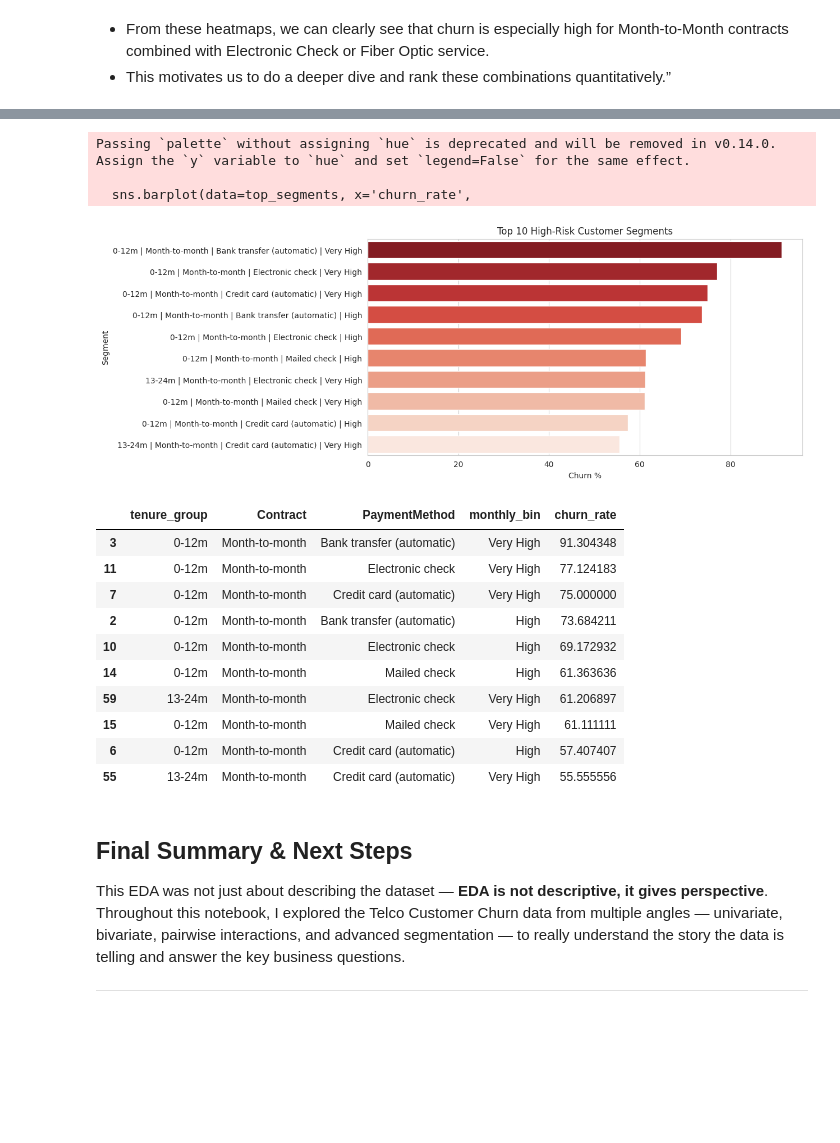
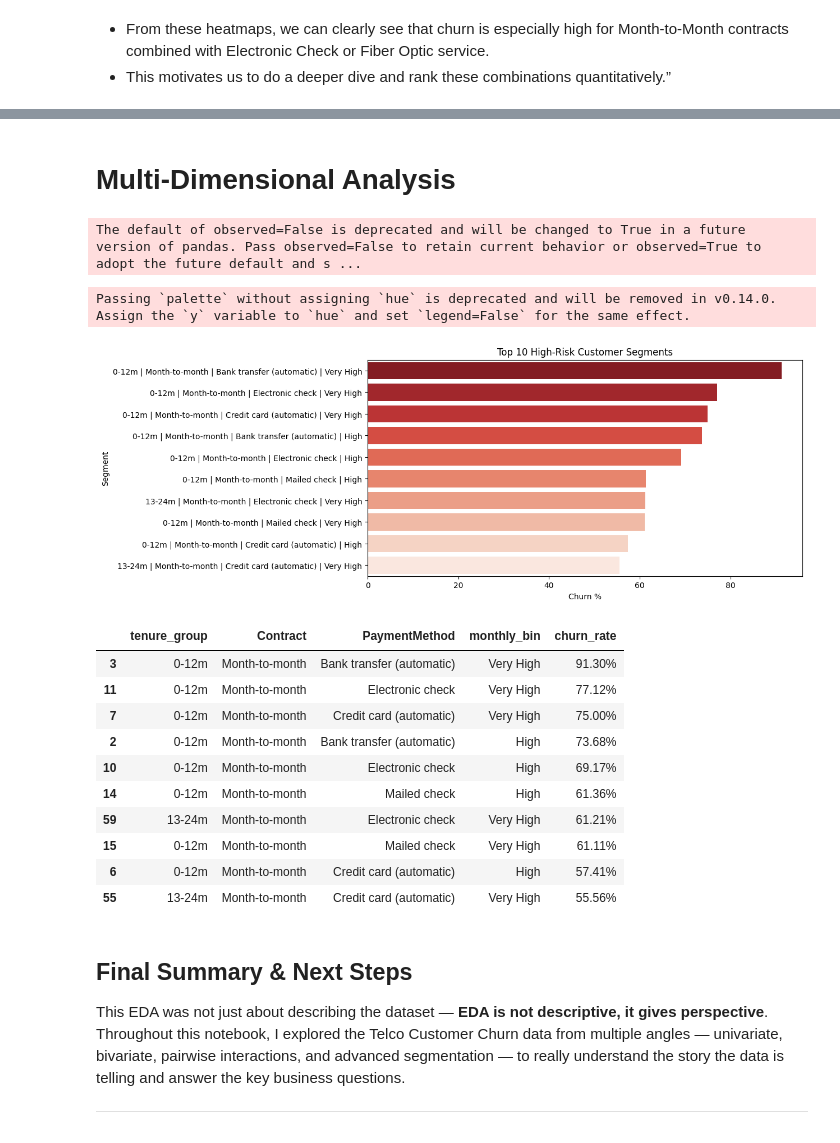
Before and after one commit to Aman-sys-ui/EDA, a Jupyter notebook: Customer_Churn/Telco_Customer_Churn.ipynb, the cells around one changed output, grey strips where cells are left out. Cells and saved outputs as stored; diff of their text form; code cells hidden in the pictures; blank space fills up the shorter version.

Commit message:
EDA on Telco_Customer_Churn

```diff
--- a/Customer_Churn/Telco_Customer_Churn.ipynb
+++ b/Customer_Churn/Telco_Customer_Churn.ipynb
@@ -670 +777,3 @@ for i in range(len(important_cats)):
+# %% [markdown]
+# Multi-Dimensional Analysis
 # %%
@@ -677,3 +785,11 @@ df['monthly_bin'] = pd.qcut(df['MonthlyCharges'], q=4,
                             labels=['Low','Medium','High','Very High'])
 df['total_bin']   = pd.qcut(df['TotalCharges'], q=4,
                             labels=['Low','Medium','High','Very High'])
+# %%
+# Generate churn rate for multi-dimensional groups
+group_cols = ['tenure_group', 'Contract', 'PaymentMethod', 'monthly_bin']
+segment_churn = (df.groupby(group_cols)['Churn']
+                   .apply(lambda x: (x == 'Yes').mean() * 100)
+                   .reset_index(name='churn_rate'))
+# %% [output]
+The default of observed=False is deprecated and will be changed to True in a future version of pandas. Pass observed=False to retain current behavior or observed=True to adopt the future default and s ...
@@ -680,42 +802,31 @@ df['total_bin']   = pd.qcut(df['TotalCharges'], q=4,
 # %%
-# Generate churn rate for multi-dimensional groups
-group_cols = ['tenure_group', 'Contract', 'PaymentMethod', 'monthly_bin']
-segment_churn = (df.groupby(group_cols)['Churn']
-                   .apply(lambda x: (x == 'Yes').mean() * 100)
-                   .reset_index(name='churn_rate'))
-
-# Sort by churn_rate descending
-segment_churn_sorted = segment_churn.sort_values(by='churn_rate', ascending=False)
-
-# Display Top 10 risky segments
-top_segments = segment_churn_sorted.head(10)
-
 plt.figure(figsize=(10,5))
 sns.barplot(data=top_segments, x='churn_rate',
             y=top_segments.apply(lambda row: f"{row['tenure_group']} | {row['Contract']} | {row['PaymentMethod']} | {row['monthly_bin']}", axis=1),
             palette="Reds_r")
 plt.xlabel("Churn %")
 plt.ylabel("Segment")
 plt.title("Top 10 High-Risk Customer Segments")
 plt.show()
 
-display(top_segments)
+# top 10 segment
+top_segments.style.background_gradient(
+    subset=['churn_rate'], cmap='Reds'
+).format({'churn_rate': '{:.2f}%'})
 # %% [output]
 Passing `palette` without assigning `hue` is deprecated and will be removed in v0.14.0. Assign the `y` variable to `hue` and set `legend=False` for the same effect.
-
-  sns.barplot(data=top_segments, x='churn_rate',
-[figure, old version]
+[figure, new version]
 |  | tenure_group | Contract | PaymentMethod | monthly_bin | churn_rate |
-| 3 | 0-12m | Month-to-month | Bank transfer (automatic) | Very High | 91.304348 |
-| 11 | 0-12m | Month-to-month | Electronic check | Very High | 77.124183 |
-| 7 | 0-12m | Month-to-month | Credit card (automatic) | Very High | 75.000000 |
-| 2 | 0-12m | Month-to-month | Bank transfer (automatic) | High | 73.684211 |
-| 10 | 0-12m | Month-to-month | Electronic check | High | 69.172932 |
-| 14 | 0-12m | Month-to-month | Mailed check | High | 61.363636 |
-| 59 | 13-24m | Month-to-month | Electronic check | Very High | 61.206897 |
-| 15 | 0-12m | Month-to-month | Mailed check | Very High | 61.111111 |
-| 6 | 0-12m | Month-to-month | Credit card (automatic) | High | 57.407407 |
-| 55 | 13-24m | Month-to-month | Credit card (automatic) | Very High | 55.555556 |
+| 3 | 0-12m | Month-to-month | Bank transfer (automatic) | Very High | 91.30% |
+| 11 | 0-12m | Month-to-month | Electronic check | Very High | 77.12% |
+| 7 | 0-12m | Month-to-month | Credit card (automatic) | Very High | 75.00% |
+| 2 | 0-12m | Month-to-month | Bank transfer (automatic) | High | 73.68% |
+| 10 | 0-12m | Month-to-month | Electronic check | High | 69.17% |
+| 14 | 0-12m | Month-to-month | Mailed check | High | 61.36% |
+| 59 | 13-24m | Month-to-month | Electronic check | Very High | 61.21% |
+| 15 | 0-12m | Month-to-month | Mailed check | Very High | 61.11% |
+| 6 | 0-12m | Month-to-month | Credit card (automatic) | High | 57.41% |
+| 55 | 13-24m | Month-to-month | Credit card (automatic) | Very High | 55.56% |
 # %% [markdown]
 ## Final Summary & Next Steps
 
```
Also changed, not shown: parts of 19 cells of this notebook.
